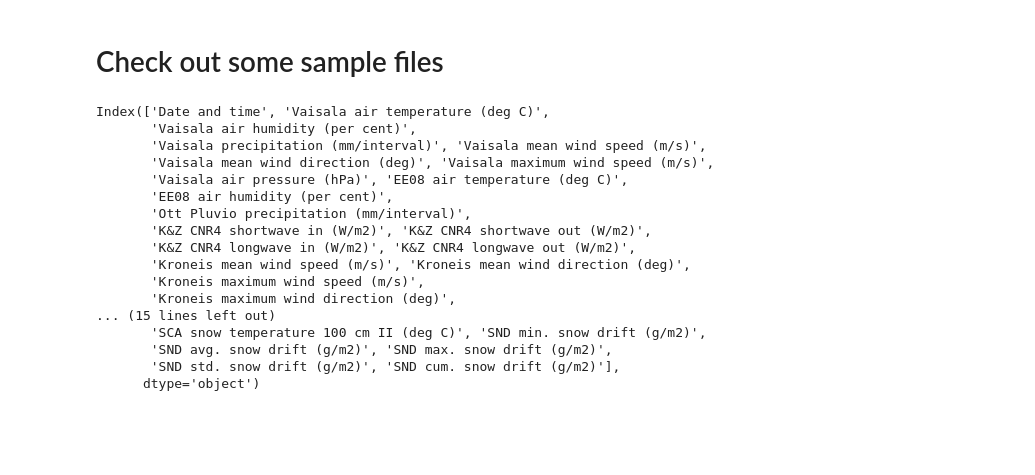
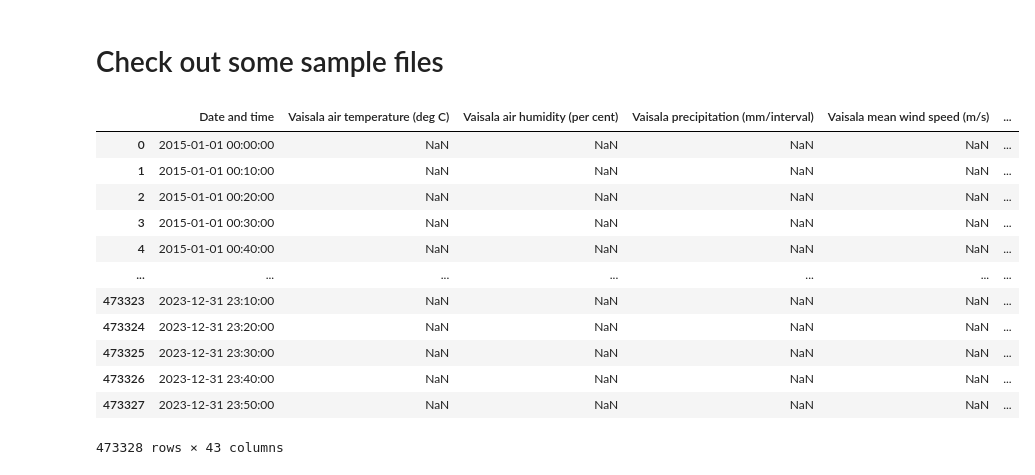
Before and after one commit to Mountain-Hydrology-Research-Group/snow-hydrology, a Jupyter notebook: modules/lab8/open_amundsen_prepare_data.ipynb, the cells around one changed output. Cells and saved outputs as stored; diff of their text form; code cells hidden in the pictures; blank space fills up the shorter version.

```diff
--- a/modules/lab8/open_amundsen_prepare_data.ipynb
+++ b/modules/lab8/open_amundsen_prepare_data.ipynb
@@ -208,22 +228,18 @@ roi_uppereastriver_50.asc
 # %%
 src = pd.read_csv("/Users/elischwat/Downloads/2023-037_Data_Rofental_UIBK/1_BellaVista_10min_2015-2023.csv", skiprows=2)
 # %%
-src.columns
+src
 # %% [output]
+|  | Date and time | Vaisala air temperature (deg C) | Vaisala air humidity (per cent) | Vaisala precipitation (mm/interval) | Vaisala mean wind speed (m/s) | ... |
+| 0 | 2015-01-01 00:00:00 | NaN | NaN | NaN | NaN | ... |
+| 1 | 2015-01-01 00:10:00 | NaN | NaN | NaN | NaN | ... |
+| 2 | 2015-01-01 00:20:00 | NaN | NaN | NaN | NaN | ... |
+| 3 | 2015-01-01 00:30:00 | NaN | NaN | NaN | NaN | ... |
+| 4 | 2015-01-01 00:40:00 | NaN | NaN | NaN | NaN | ... |
+| ... | ... | ... | ... | ... | ... | ... |
+| 473323 | 2023-12-31 23:10:00 | NaN | NaN | NaN | NaN | ... |
+| 473324 | 2023-12-31 23:20:00 | NaN | NaN | NaN | NaN | ... |
+| 473325 | 2023-12-31 23:30:00 | NaN | NaN | NaN | NaN | ... |
+| 473326 | 2023-12-31 23:40:00 | NaN | NaN | NaN | NaN | ... |
+| 473327 | 2023-12-31 23:50:00 | NaN | NaN | NaN | NaN | ... |
-Index(['Date and time', 'Vaisala air temperature (deg C)',
-       'Vaisala air humidity (per cent)',
-       'Vaisala precipitation (mm/interval)', 'Vaisala mean wind speed (m/s)',
-       'Vaisala mean wind direction (deg)', 'Vaisala maximum wind speed (m/s)',
-       'Vaisala air pressure (hPa)', 'EE08 air temperature (deg C)',
-       'EE08 air humidity (per cent)',
-       'Ott Pluvio precipitation (mm/interval)',
-       'K&Z CNR4 shortwave in (W/m2)', 'K&Z CNR4 shortwave out (W/m2)',
-       'K&Z CNR4 longwave in (W/m2)', 'K&Z CNR4 longwave out (W/m2)',
-       'Kroneis mean wind speed (m/s)', 'Kroneis mean wind direction (deg)',
-       'Kroneis maximum wind speed (m/s)',
-       'Kroneis maximum wind direction (deg)',
-... (15 lines left out)
-       'SCA snow temperature 100 cm II (deg C)', 'SND min. snow drift (g/m2)',
-       'SND avg. snow drift (g/m2)', 'SND max. snow drift (g/m2)',
-       'SND std. snow drift (g/m2)', 'SND cum. snow drift (g/m2)'],
-      dtype='object')
+473328 rows × 43 columns
```
Also changed, not shown: parts of 7 cells of this notebook, 3 other files.
